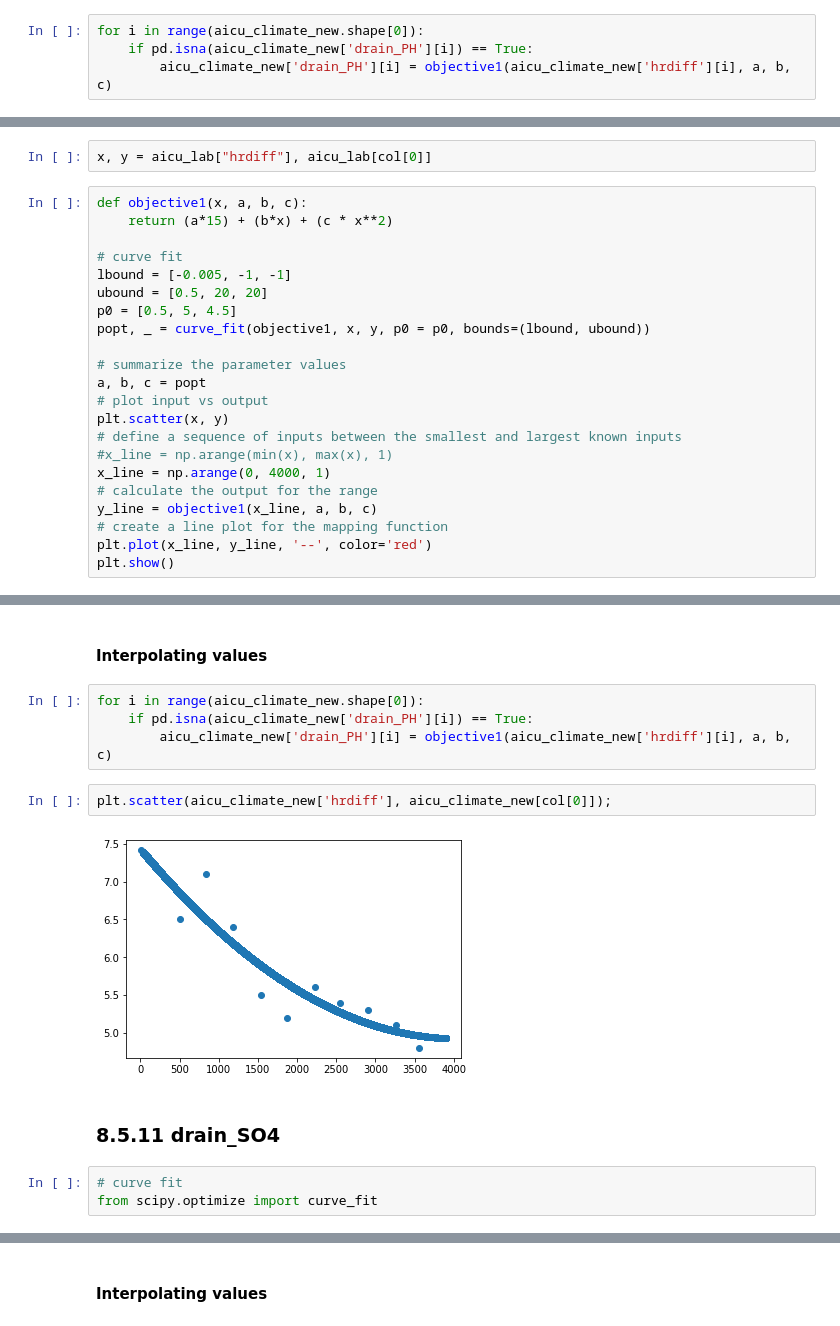
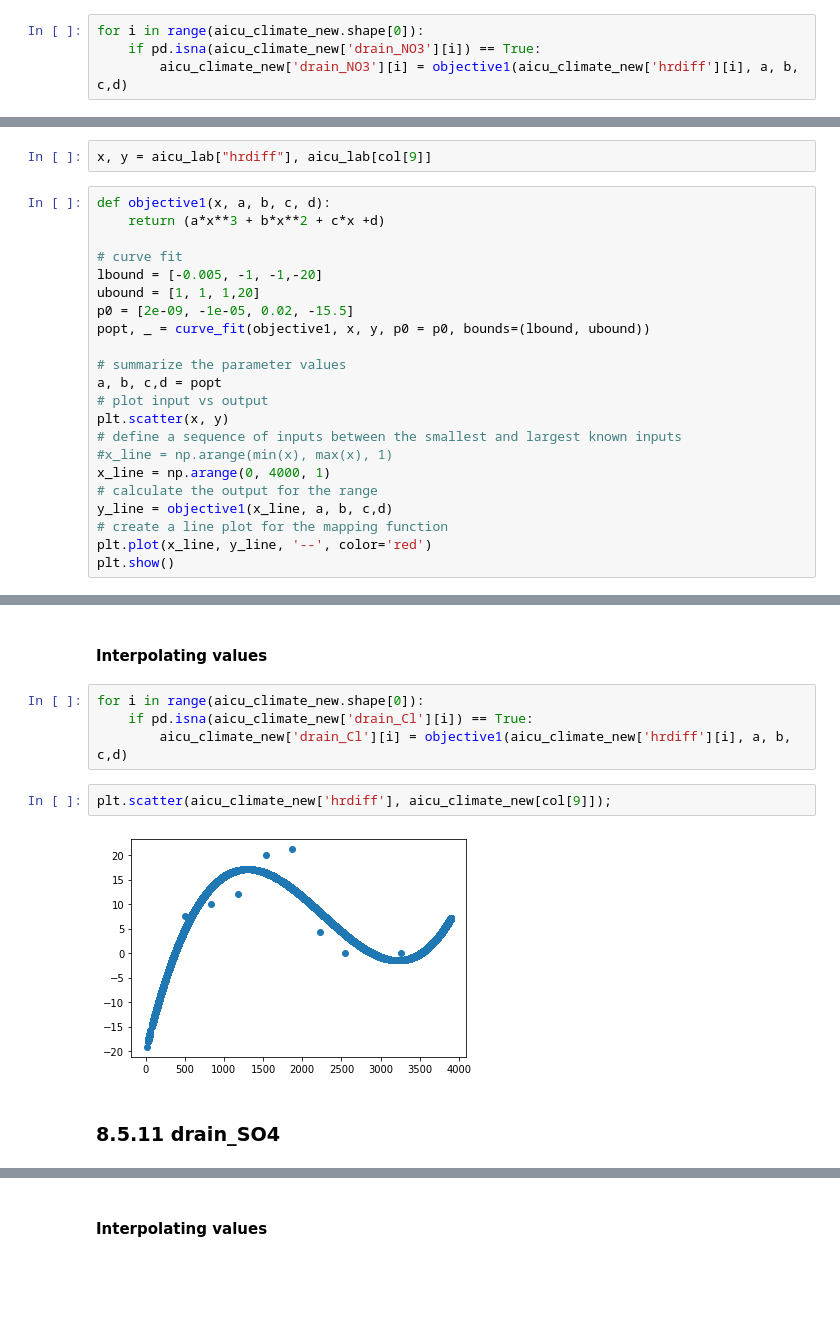
Before and after one commit to Vice777/Omdena-Chapter-Algeria, a Jupyter notebook: Feature selection/Feature_Selection_Task2_Indoor_Climate_Factors-(AICU).ipynb, the cells around one changed output, grey strips where cells are left out. Drawn from its saved outputs; the diff is of its cells as text; blank space fills up the shorter version.

```diff
--- a/Feature selection/Feature_Selection_Task2_Indoor_Climate_Factors-(AICU).ipynb
+++ b/Feature selection/Feature_Selection_Task2_Indoor_Climate_Factors-(AICU).ipynb
@@ -1865,6 +1850,6 @@ plt.show()
 #### Interpolating values
 # %%
 for i in range(aicu_climate_new.shape[0]):
-    if pd.isna(aicu_climate_new['drain_PH'][i]) == True:
-        aicu_climate_new['drain_PH'][i] = objective1(aicu_climate_new['hrdiff'][i], a, b, c)
+    if pd.isna(aicu_climate_new['drain_NO3'][i]) == True:
+        aicu_climate_new['drain_NO3'][i] = objective1(aicu_climate_new['hrdiff'][i], a, b, c,d)
 # %%
@@ -1879,24 +1861,24 @@ from scipy.optimize import curve_fit
 # %%
-x, y = aicu_lab["hrdiff"], aicu_lab[col[0]]
+x, y = aicu_lab["hrdiff"], aicu_lab[col[9]]
 # %%
-def objective1(x, a, b, c):
-    return (a*15) + (b*x) + (c * x**2)
+def objective1(x, a, b, c, d):
+    return (a*x**3 + b*x**2 + c*x +d)
 
 # curve fit
-lbound = [-0.005, -1, -1]
-ubound = [0.5, 20, 20]
-p0 = [0.5, 5, 4.5]
+lbound = [-0.005, -1, -1,-20]
+ubound = [1, 1, 1,20]
+p0 = [2e-09, -1e-05, 0.02, -15.5]
 popt, _ = curve_fit(objective1, x, y, p0 = p0, bounds=(lbound, ubound))
 
 # summarize the parameter values
-a, b, c = popt
+a, b, c,d = popt
 # plot input vs output
 plt.scatter(x, y)
 # define a sequence of inputs between the smallest and largest known inputs
 #x_line = np.arange(min(x), max(x), 1)
 x_line = np.arange(0, 4000, 1)
 # calculate the output for the range
-y_line = objective1(x_line, a, b, c)
+y_line = objective1(x_line, a, b, c,d)
 # create a line plot for the mapping function
 plt.plot(x_line, y_line, '--', color='red')
 plt.show()
@@ -1906,15 +1888,12 @@ plt.show()
 #### Interpolating values
 # %%
 for i in range(aicu_climate_new.shape[0]):
-    if pd.isna(aicu_climate_new['drain_PH'][i]) == True:
-        aicu_climate_new['drain_PH'][i] = objective1(aicu_climate_new['hrdiff'][i], a, b, c)
+    if pd.isna(aicu_climate_new['drain_Cl'][i]) == True:
+        aicu_climate_new['drain_Cl'][i] = objective1(aicu_climate_new['hrdiff'][i], a, b, c,d)
 # %%
-plt.scatter(aicu_climate_new['hrdiff'], aicu_climate_new[col[0]]);
+plt.scatter(aicu_climate_new['hrdiff'], aicu_climate_new[col[9]]);
 # %% [output]
-[figure, old version]
+[figure, new version]
 # %% [markdown]
 ### 8.5.11 drain_SO4
-# %%
-# curve fit
-from scipy.optimize import curve_fit
 # %%
```
Also changed, not shown: parts of 72 cells of this notebook.
